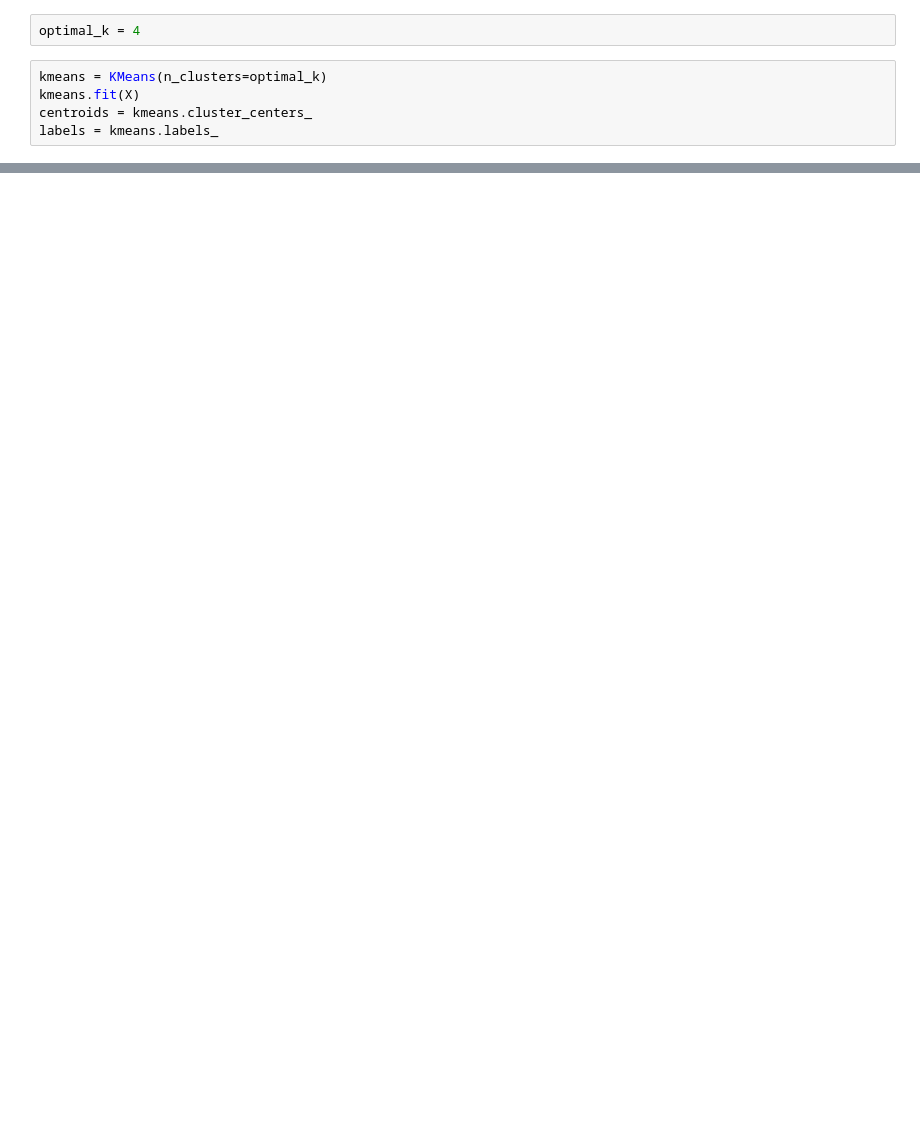
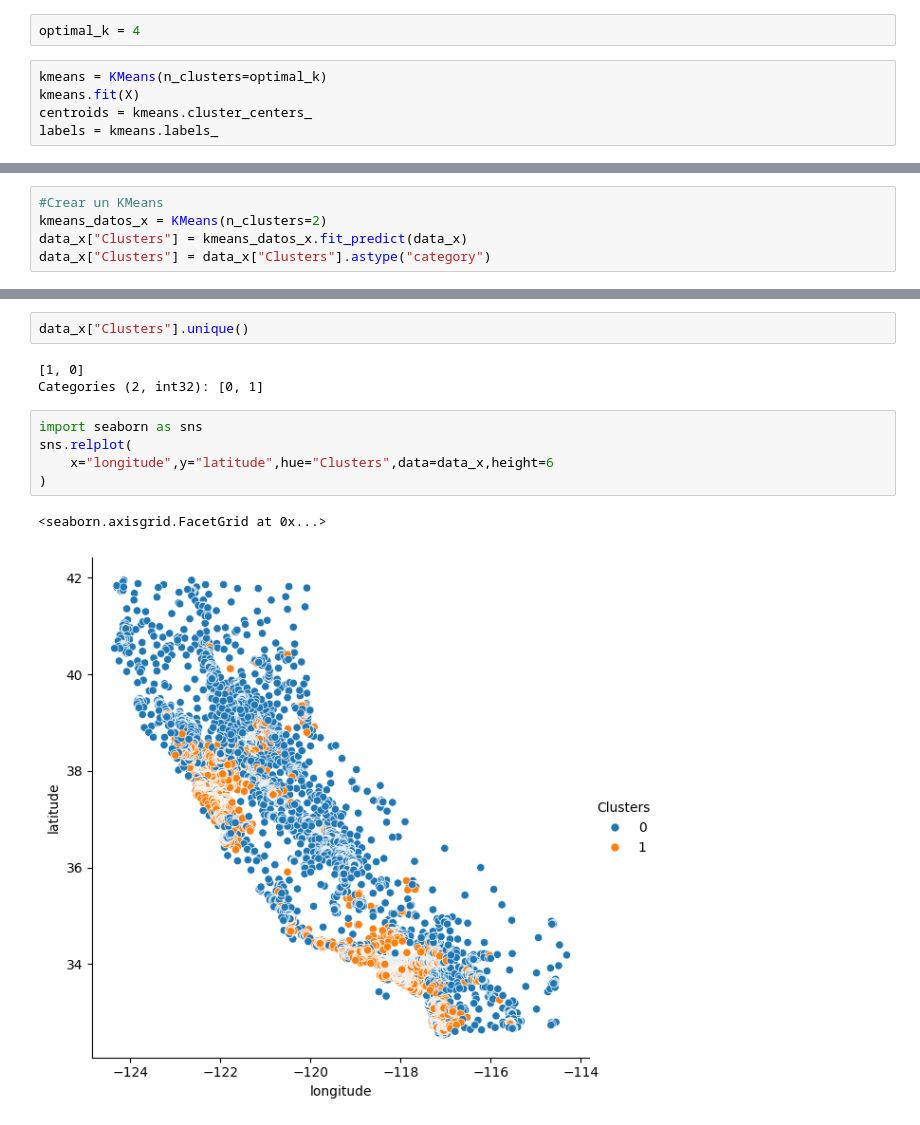
Before and after one commit to crixtiam/AI_Masterclass, a Jupyter notebook: kmeans.ipynb, the cells around one changed output, grey strips where cells are left out. Saved outputs shown, nothing was run; the diff lists cells and outputs as text; blank space fills up the shorter version.

```diff
--- a/kmeans.ipynb
+++ b/kmeans.ipynb
@@ -159,0 +244,5 @@ plt.show()
+# %%
+#Crear un KMeans
+kmeans_datos_x = KMeans(n_clusters=2)
+data_x["Clusters"] = kmeans_datos_x.fit_predict(data_x)
+data_x["Clusters"] = data_x["Clusters"].astype("category")
@@ -159,0 +263,13 @@ plt.show()
+# %%
+data_x["Clusters"].unique()
+# %% [output]
+[1, 0]
+Categories (2, int32): [0, 1]
+# %%
+import seaborn as sns
+sns.relplot(
+    x="longitude",y="latitude",hue="Clusters",data=data_x,height=6
+)
+# %% [output]
+<seaborn.axisgrid.FacetGrid at 0x...>
+[figure, added]
```
Also changed, not shown: parts of 13 cells of this notebook, 1 other file.
